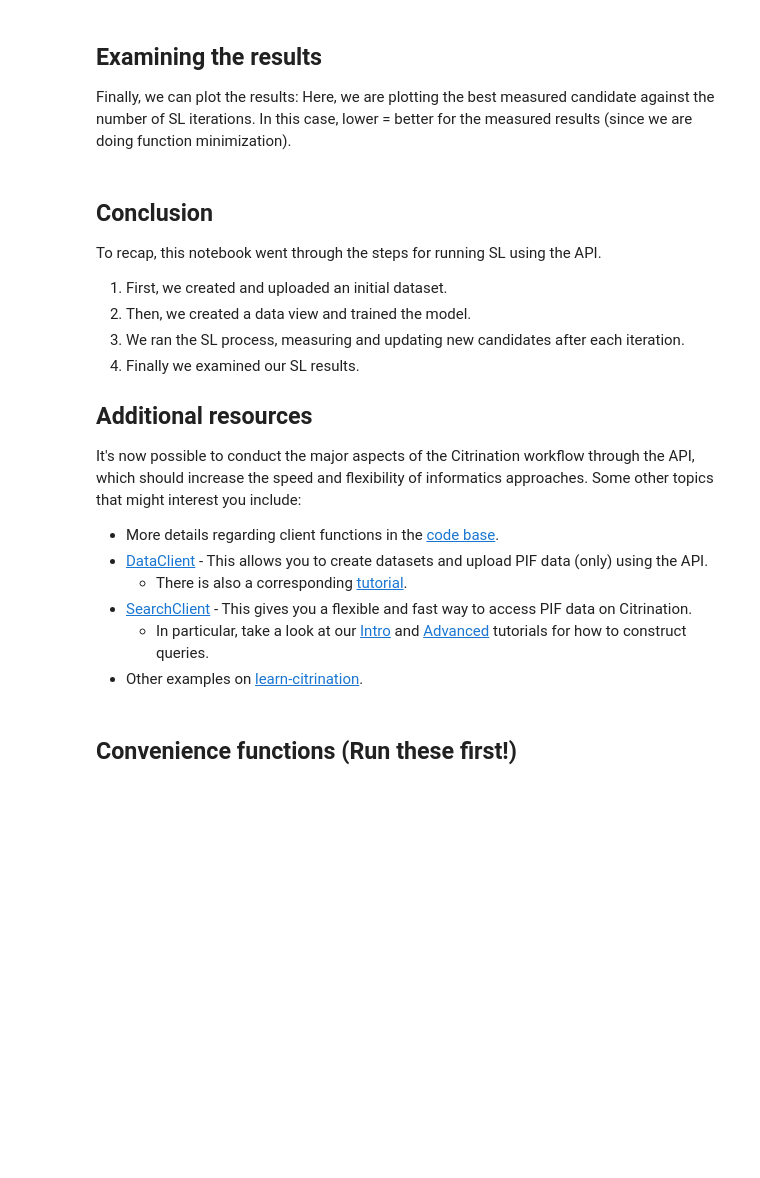
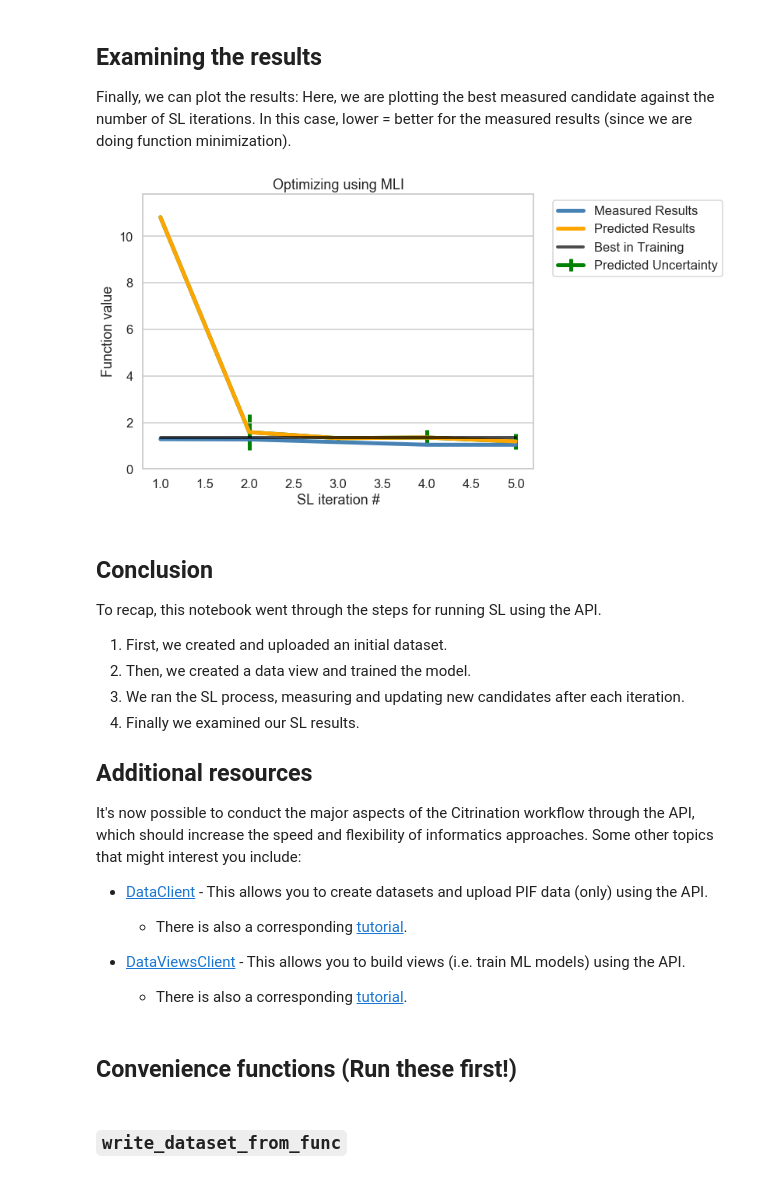
Before and after one commit to CitrineInformatics/community-tools, a Jupyter notebook: api_examples/sequential_learning_api_tutorial.ipynb, the cells around one changed output. Drawn from its saved outputs; the diff is of its cells as text; code cells hidden in the pictures; blank space fills up the shorter version.

```diff
--- a/api_examples/sequential_learning_api_tutorial.ipynb
+++ b/api_examples/sequential_learning_api_tutorial.ipynb
@@ -155,6 +190,7 @@ Finally, we can plot the results: Here, we are plotting the best measured candid
 sns.lineplot(
     x=np.arange(1, len(sl_results["measured"])+1),
     y=[round(float(v), 3) for v in sl_results["measured"]],
+    lw=5,
     estimator=None,
     markers=True,
     color="steelblue",
@@ -166,44 +202,52 @@ sns.lineplot(
 # Predicted results
 predicted_ax = sns.lineplot(
     x=np.arange(1, len(sl_results["predicted"])+1),
     y=[round(float(v[0]), 3) for v in sl_results["predicted"]],
+    lw=5,
     estimator=None,
     markers=True,
     color="orange",
     label=f"Predicted Results",
     legend=False,
 
 )
 
 # Error bars
 predicted_ax.errorbar(
-        np.arange(1, len(sl_results["predicted"])+1),
-        [round(float(v[0]), 3) for v in sl_results["predicted"]],
-        yerr=[round(float(v[1]), 3) for v in sl_results["predicted"]],
-        color="green",
-        ecolor=["green"]*5,
-        label="Predicted Uncertainty",
-        fmt='',
-        zorder=-1
+    np.arange(1, len(sl_results["predicted"])+1),
+    [round(float(v[0]), 3) for v in sl_results["predicted"]],
+    yerr=[round(float(v[1]), 3) for v in sl_results["predicted"]],
+    lw=5,
+    color="green",
+    ecolor=["green"]*5,
+    label="Predicted Uncertainty",
+    fmt='',
+    zorder=-1
 )
 
 # Best candidate in training set
 sns.lineplot(
     x=np.arange(1, 6),
     y=[initial_best_measured_value]*5,
     estimator=None,
     markers=False,
     label=f"Best in Training",
     legend=False,
     color="black",
+    lw=4,
     alpha=0.7
 )
 
 
-plt.xlabel("SL Iteration #")
-plt.legend(loc='best', bbox_to_anchor=(1.7, 1.0))
-plt.ylabel("Function Value")
+plt.xlabel("SL iteration #")
+plt.legend(loc='best', bbox_to_anchor=(1.5, 1.0))
+plt.ylabel("Function value")
+plt.ylim([0,float(sl_results['predicted'][0][0])+1])
 plt.title(f"Optimizing using MLI")
+plt.grid(b=False, axis='x')
+plt.show()
+# %% [output]
+[figure, added]
 # %% [markdown]
 ## Conclusion
 To recap, this notebook went through the steps for running SL using the API.
@@ -214,12 +258,11 @@ To recap, this notebook went through the steps for running SL using the API.
 
 ## Additional resources
 It's now possible to conduct the major aspects of the Citrination workflow through the API, which should increase the speed and flexibility of informatics approaches. Some other topics that might interest you include:
-* More details regarding client functions in the [code base](https://github.com/CitrineInformatics/python-citrination-client/blob/develop/citrination_client/views/client.py).
 * [DataClient](http://citrineinformatics.github.io/python-citrination-client/tutorial/data_examples.html) - This allows you to create datasets and upload PIF data (only) using the API.
   * There is also a corresponding [tutorial](https://github.com/CitrineInformatics/community-tools/blob/master/api_examples/data_client_api_tutorial.ipynb).
-* [SearchClient](http://citrineinformatics.github.io/python-citrination-client/tutorial/search_examples.html) - This gives you a flexible and fast way to access PIF data on Citrination.
-  * In particular, take a look at our [Intro](https://github.com/CitrineInformatics/learn-citrination/blob/master/IntroQueries.ipynb) and [Advanced](https://github.com/CitrineInformatics/learn-citrination/blob/master/AdvancedQueries.ipynb) tutorials for how to construct queries.
-* Other examples on [learn-citrination](https://github.com/CitrineInformatics/learn-citrination).
+
+* [DataViewsClient](https://github.com/CitrineInformatics/python-citrination-client/tree/develop/citrination_client/views) - This allows you to build views (i.e. train ML models) using the API.
+  * There is also a corresponding [tutorial](data_views_api_tutorial.ipynb).
 # %% [markdown]
 ## Convenience functions (Run these first!)
 # %%
@@ -238,6 +281,8 @@ from citrination_client.models.design import Target
 from citrination_client.views.data_view_builder import DataViewBuilder
 from pypif import pif
 from pypif.obj import *
+# %% [markdown]
+### `write_dataset_from_func`
 # %%
 def write_dataset_from_func(test_function:Callable[[np.ndarray], float],
                         filename:str, input_vals:List[np.ndarray]) -> None:
```
Also changed, not shown: parts of 17 cells of this notebook.
